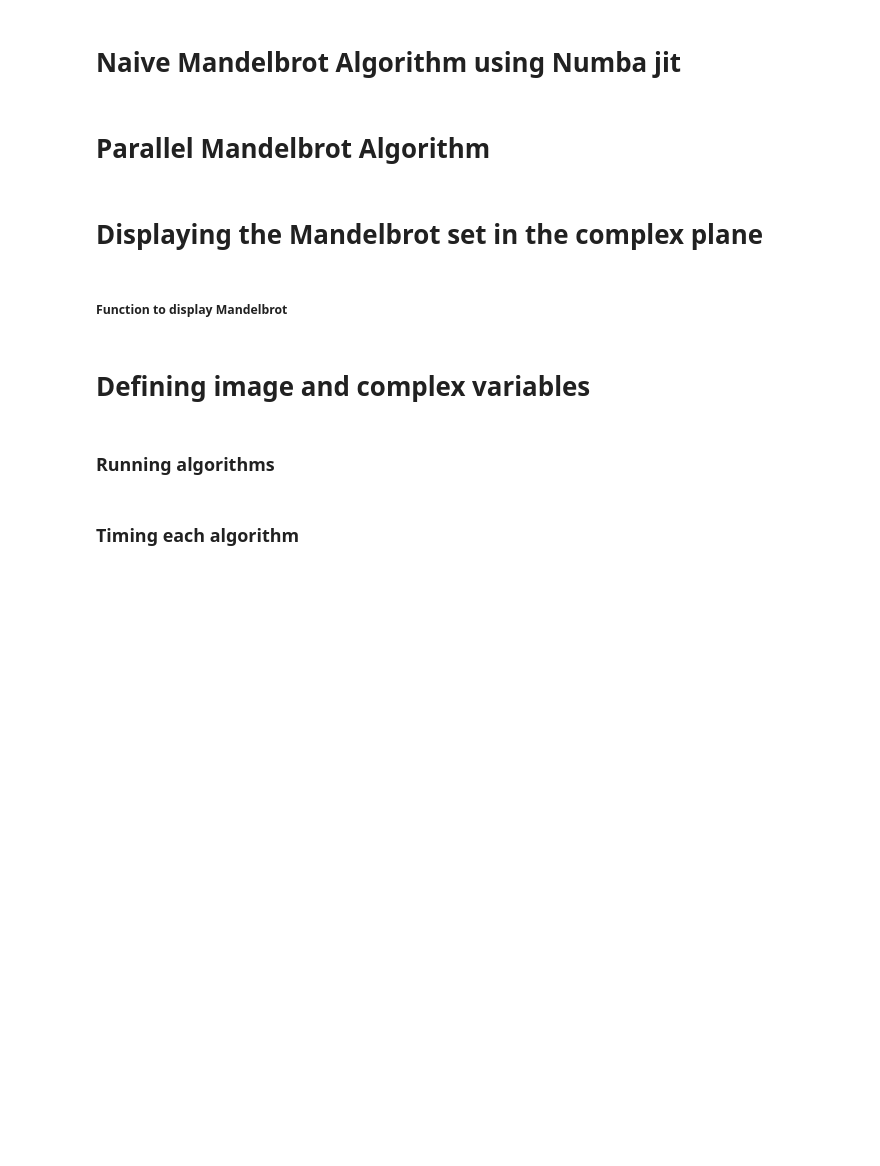
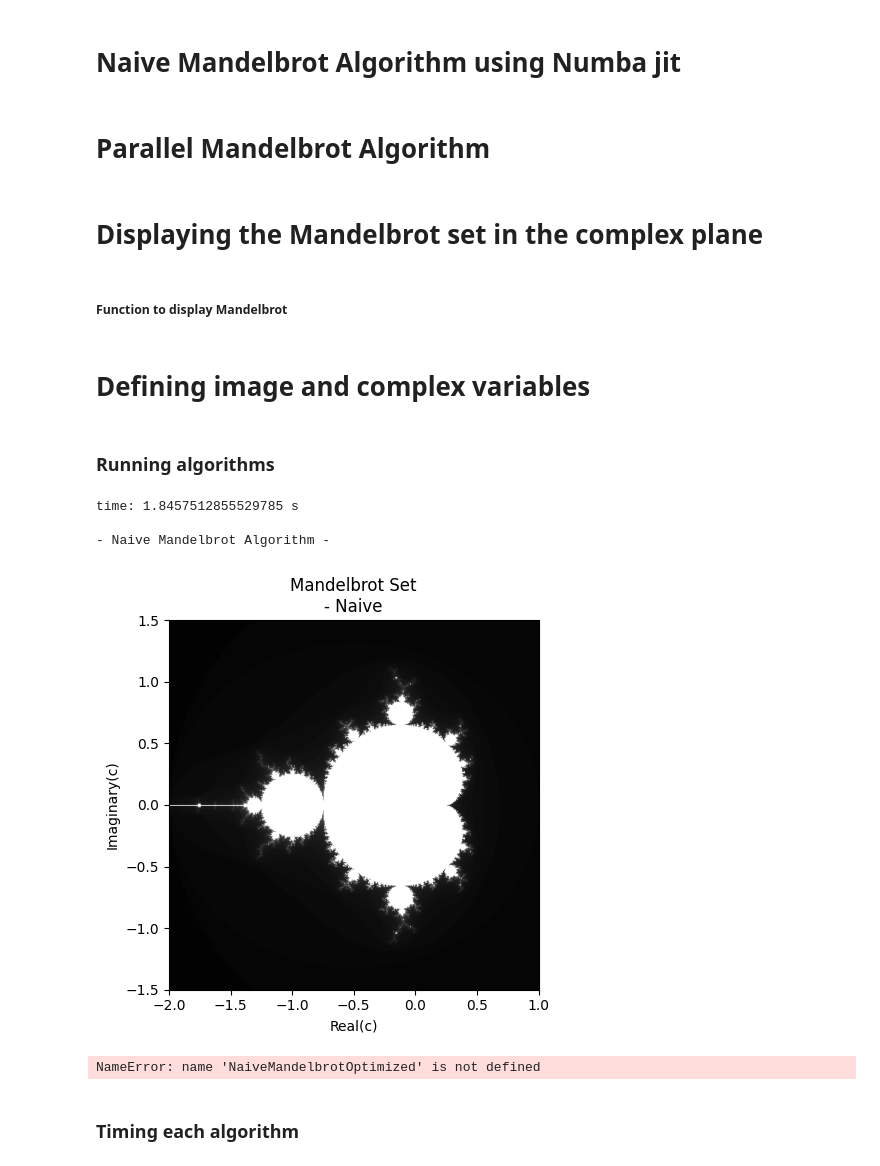
Before and after one commit to ChineseWarlord/CE8-AVS-Project, a Jupyter notebook: Simon/Mini-project/Mini-project.ipynb, the cells around one changed output. Cells and saved outputs as stored; diff of their text form; code cells hidden in the pictures; blank space fills up the shorter version.

```diff
--- a/Simon/Mini-project/Mini-project.ipynb
+++ b/Simon/Mini-project/Mini-project.ipynb
@@ -69,8 +69,8 @@ def NaiveMandelbrot(width, height, img, params):
                     # Paint the pixel based on gradient color
                     #color = plt.cm.hot(iter / max_iter)
                     #img[Py, Px] = (color[0] * 255, color[1] * 255, color[2] * 255)
-                    color = 0
-                    img[Py, Px] = color
+                    color = iter / max_iter
+                    img[Py, Px] = color * 255
 
     return img
 # %% [markdown]
@@ -466,31 +466,37 @@ if __name__ == "__main__":
 # %%
 params = [min_real, max_real, min_imaginary, max_imaginary, max_iter, T]
 # Naive Mandelbrot Algorithm
 t1 = time.time()
 img_mandel = NaiveMandelbrot(width, height, img, params)
 print("time:",time.time() - t1, "s")
 print(f"\n- Naive Mandelbrot Algorithm -")
-displayMandelbrot(img_mandel, params, "Naive")
+displayMandelbrot(img_mandel, params, "Naive", "hot")
 
 # Optimized Mandelbrot Algorithm+
 img_mandel = NaiveMandelbrotOptimized(width, height, img, params)
 print(f"\n- Optimized Naive Mandelbrot Algorithm+ -")
 displayMandelbrot(img_mandel, params, "Naive Optimized+")
 
 # Optimized Mandelbrot Algorithm++
 img_mandel = NaiveMandelbrotOptimizedPlus(width, height, img, params)
 print(f"\n- Optimized Naive Mandelbrot Algorithm++ -")
 displayMandelbrot(img_mandel, params, "Naive optimized++")
 
 # Vectorized Mandelbrot Algorithm
 img_mandel = VectorizedMandelbrot(width, height, img, params)
 print(f"\n- Vectorized Mandelbrot Algorithm -")
 displayMandelbrot(img_mandel, params, "Vectorized")
 
 # Numba jit Optimized Mandelbrot Algorithm
 img_mandel1 = NaiveMandelbrotNumba(width, height, img, params)
 print(f"\n- Numba Mandelbrot Algorithm -")
 displayMandelbrot(img_mandel1, params, "Numba", "hot")
+# %% [output]
+time: 1.8457512855529785 s
+
+- Naive Mandelbrot Algorithm -
+[figure, added]
+NameError: name 'NaiveMandelbrotOptimized' is not defined
 # %% [markdown]
 ### Timing each algorithm
 # %%
```
Also changed, not shown: parts of 1 cell of this notebook.
